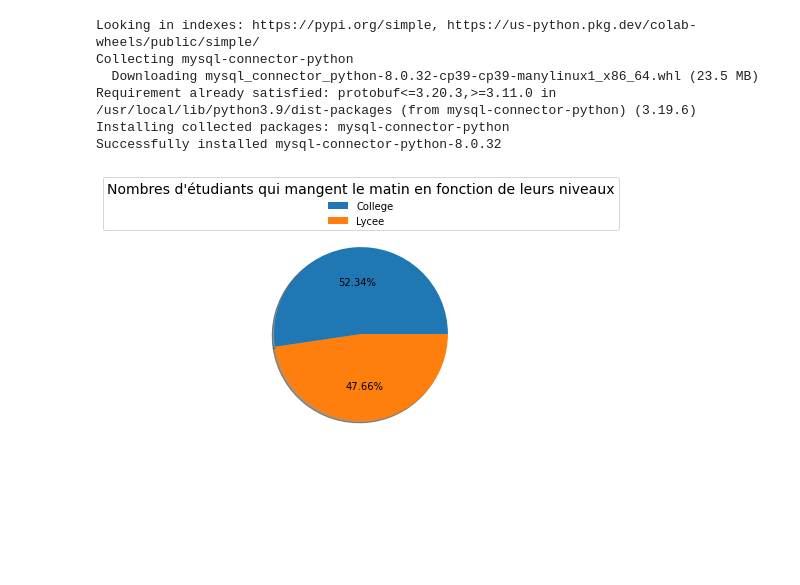
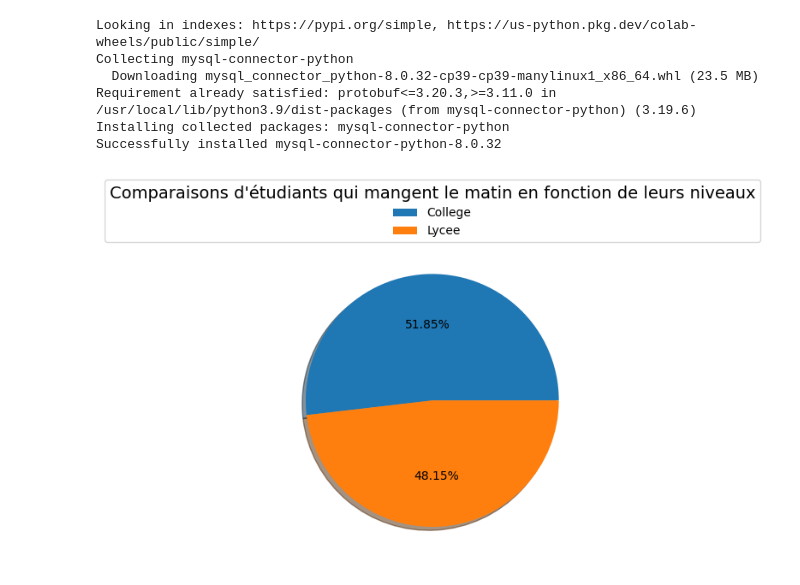
Before and after one commit to GuanTony/SAE-S4-01, a Jupyter notebook: SAE.ipynb, the cells around one changed output. Drawn from its saved outputs; the diff is of its cells as text; code cells hidden in the pictures; blank space fills up the shorter version.

```diff
--- a/SAE.ipynb
+++ b/SAE.ipynb
@@ -8,35 +8,34 @@ Requirement already satisfied: protobuf<=3.20.3,>=3.11.0 in /usr/local/lib/pytho
 Installing collected packages: mysql-connector-python
 Successfully installed mysql-connector-python-8.0.32
 # %%
-import numpy as np
 import matplotlib.pyplot as plt
 import pandas as pd
 
 %matplotlib inline
 
 import mysql.connector as MC
 
 try:
-  conn = MC.connect(host = 'sql.freedb.tech', database = 'freedb_SAE-S4', user ='freedb_TonyG', password = '8wrGdDJqKu@5Ug5')
+  conn = MC.connect(host = 'localhost', database = 'freedb_SAE-S4', user ='root', password = '')
   cursor = conn.cursor()
 
   req = 'SELECT Etablissement, COUNT(*) FROM `info perso` as i, alimentation as a WHERE i.ID = a.ID and a.`Mange Matin` = "oui" GROUP BY Etablissement'
   cursor.execute(req)
 
   data = {}
   for i in cursor.fetchall():
     data[i[0]] = i[1]
 
 except MC.Error as err:
   print(err)
 
 
 fig, ax = plt.subplots()
 ax.pie(data.values(), autopct = '%1.2f%%', shadow =True)
-ax.legend(title = "Nombres d'étudiants qui mangent le matin en fonction de leurs niveaux", title_fontsize=(14), loc='center', bbox_to_anchor=(0.5, 1.1),  labels=data.keys())
+ax.legend(title = "Comparaisons d'étudiants qui mangent le matin en fonction de leurs niveaux", title_fontsize=(14), loc='center', bbox_to_anchor=(0.5, 1.1),  labels=data.keys())
 
 plt.show()
 # %% [output]
-[figure, old version]
+[figure, new version]
 # %%
 try:
```
Also changed, not shown: parts of 7 cells of this notebook.
